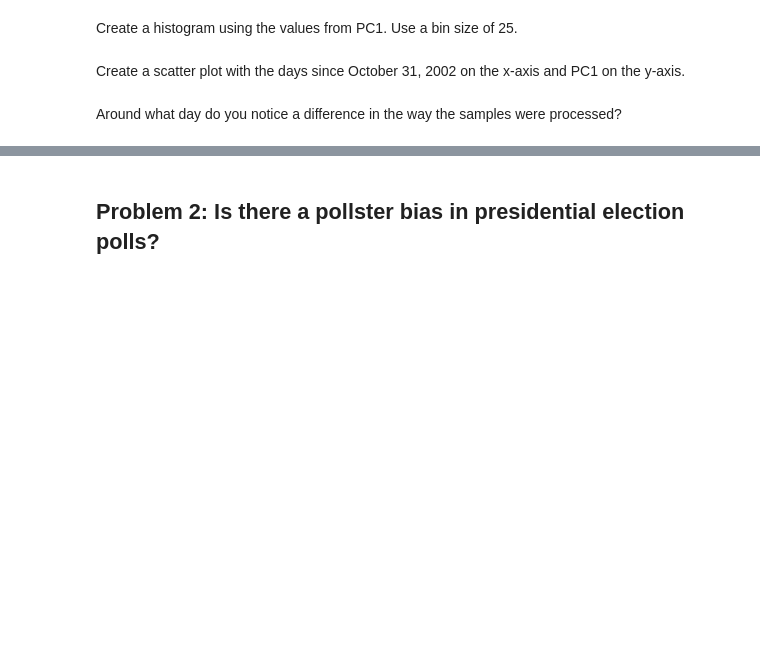
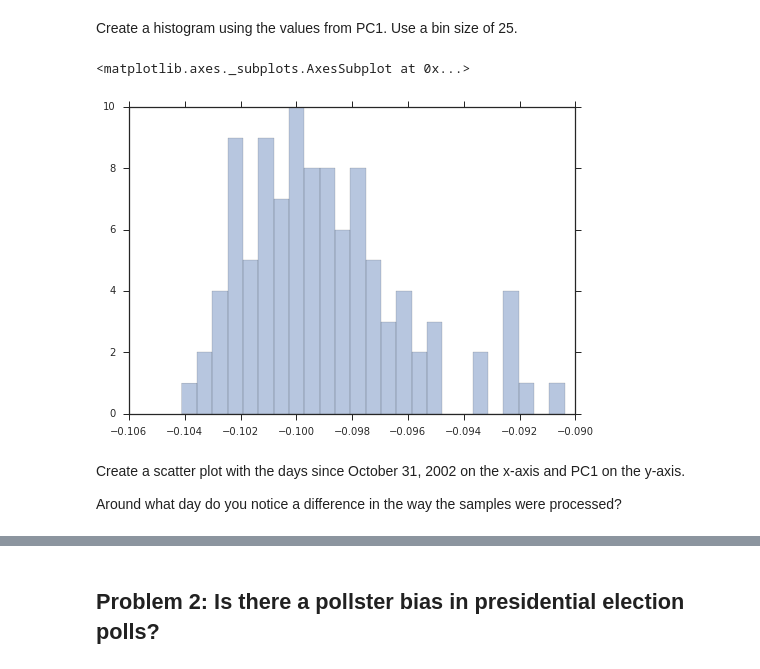
Before and after one commit to SoNicKKK/ML, a Jupyter notebook: Practice/HW2.ipynb, the cells around one changed output, grey strips where cells are left out. Drawn from its saved outputs; the diff is of its cells as text; code cells hidden in the pictures; blank space fills up the shorter version.

```diff
--- a/Practice/HW2.ipynb
+++ b/Practice/HW2.ipynb
@@ -229,0 +211,4 @@ sp.linalg.svd(exprsCEU_norm)
+# %%
+U, S, V = np.linalg.svd(exprsCEU_norm)
+# %%
+svd_pc1 = V[0,:]
@@ -234,2 +225,11 @@ Create a histogram using the values from PC1.  Use a bin size of 25.
+# %%
+import seaborn as sns
+sns.set(style='ticks', context='notebook')
+sns.distplot(svd_pc1, bins=25, kde=False)
+# %% [output]
+<matplotlib.axes._subplots.AxesSubplot at 0x...>
+[figure, added]
 # %% [markdown]
 Create a scatter plot with the days since October 31, 2002 on the x-axis and PC1 on the y-axis.
+
+Around what day do you notice a difference in the way the samples were processed?
@@ -238,2 +235,0 @@ Create a scatter plot with the days since October 31, 2002 on the x-axis and PC1
-# %% [markdown]
-Around what day do you notice a difference in the way the samples were processed?
```
Also changed, not shown: parts of 73 cells of this notebook, 3 other files.
